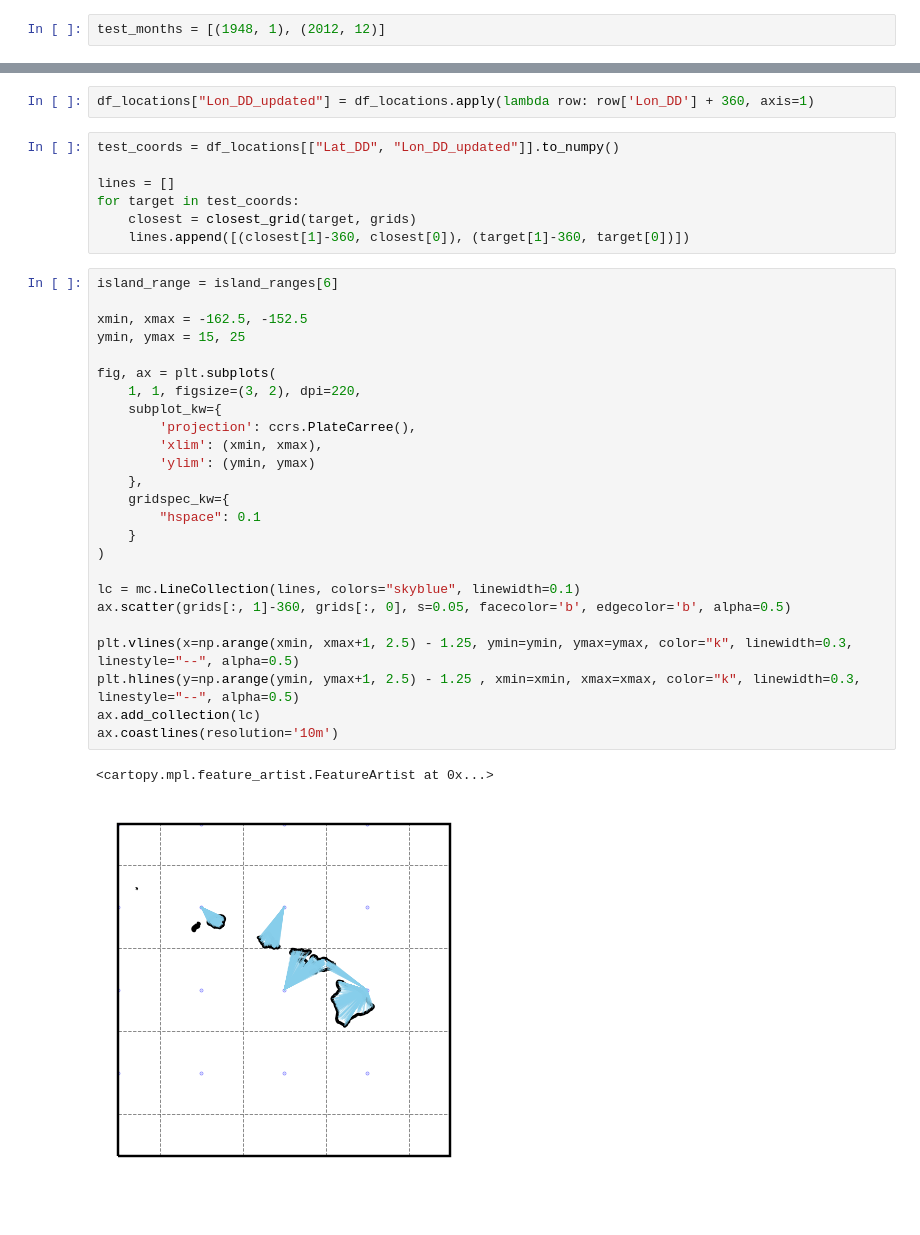
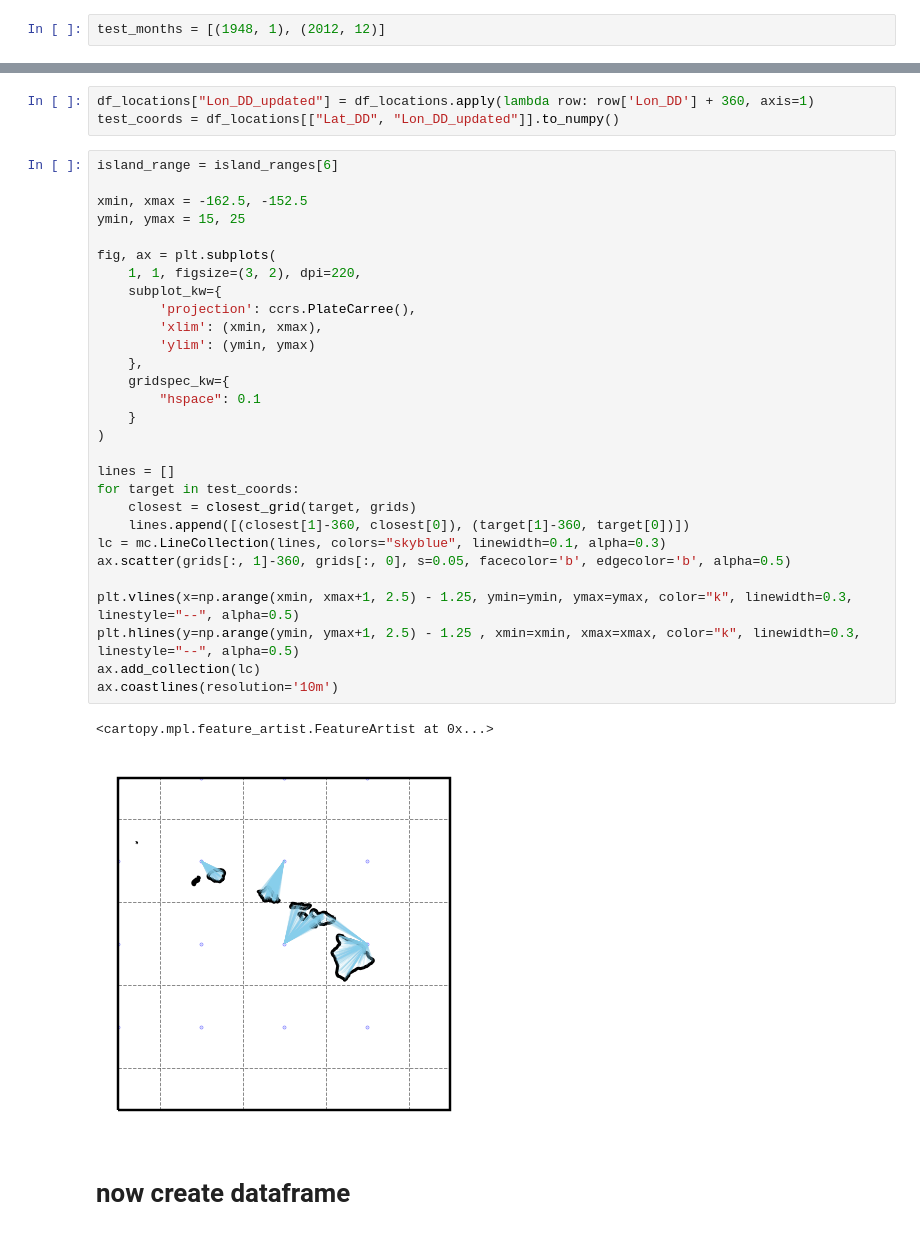
Before and after one commit to yusukemh/StatisticalDownscaling, a Jupyter notebook: codes/Dataset_mock.ipynb, the cells around one changed output, grey strips where cells are left out. Drawn from its saved outputs; the diff is of its cells as text; blank space fills up the shorter version.

```diff
--- a/codes/Dataset_mock.ipynb
+++ b/codes/Dataset_mock.ipynb
@@ -142,38 +184,38 @@ def closest_grid(target, grids):
     return grids[idx]
 # %%
 df_locations["Lon_DD_updated"] = df_locations.apply(lambda row: row['Lon_DD'] + 360, axis=1)
+test_coords = df_locations[["Lat_DD", "Lon_DD_updated"]].to_numpy()
-# %%
-test_coords = df_locations[["Lat_DD", "Lon_DD_updated"]].to_numpy()
-
-lines = []
-for target in test_coords:
-    closest = closest_grid(target, grids)
-    lines.append([(closest[1]-360, closest[0]), (target[1]-360, target[0])])
 # %%
 island_range = island_ranges[6]
 
 xmin, xmax = -162.5, -152.5
 ymin, ymax = 15, 25
 
 fig, ax = plt.subplots(
     1, 1, figsize=(3, 2), dpi=220,
     subplot_kw={
         'projection': ccrs.PlateCarree(),
         'xlim': (xmin, xmax),
         'ylim': (ymin, ymax)
     },
     gridspec_kw={
         "hspace": 0.1
     }
 )
 
-lc = mc.LineCollection(lines, colors="skyblue", linewidth=0.1)
+lines = []
+for target in test_coords:
+    closest = closest_grid(target, grids)
+    lines.append([(closest[1]-360, closest[0]), (target[1]-360, target[0])])
+lc = mc.LineCollection(lines, colors="skyblue", linewidth=0.1, alpha=0.3)
 ax.scatter(grids[:, 1]-360, grids[:, 0], s=0.05, facecolor='b', edgecolor='b', alpha=0.5)
 
 plt.vlines(x=np.arange(xmin, xmax+1, 2.5) - 1.25, ymin=ymin, ymax=ymax, color="k", linewidth=0.3, linestyle="--", alpha=0.5)
 plt.hlines(y=np.arange(ymin, ymax+1, 2.5) - 1.25 , xmin=xmin, xmax=xmax, color="k", linewidth=0.3, linestyle="--", alpha=0.5)
 ax.add_collection(lc)
 ax.coastlines(resolution='10m')
 # %% [output]
 <cartopy.mpl.feature_artist.FeatureArtist at 0x...>
-[figure, old version]
+[figure, new version]
+# %% [markdown]
+# now create dataframe
```
Also changed, not shown: parts of 11 cells of this notebook.
